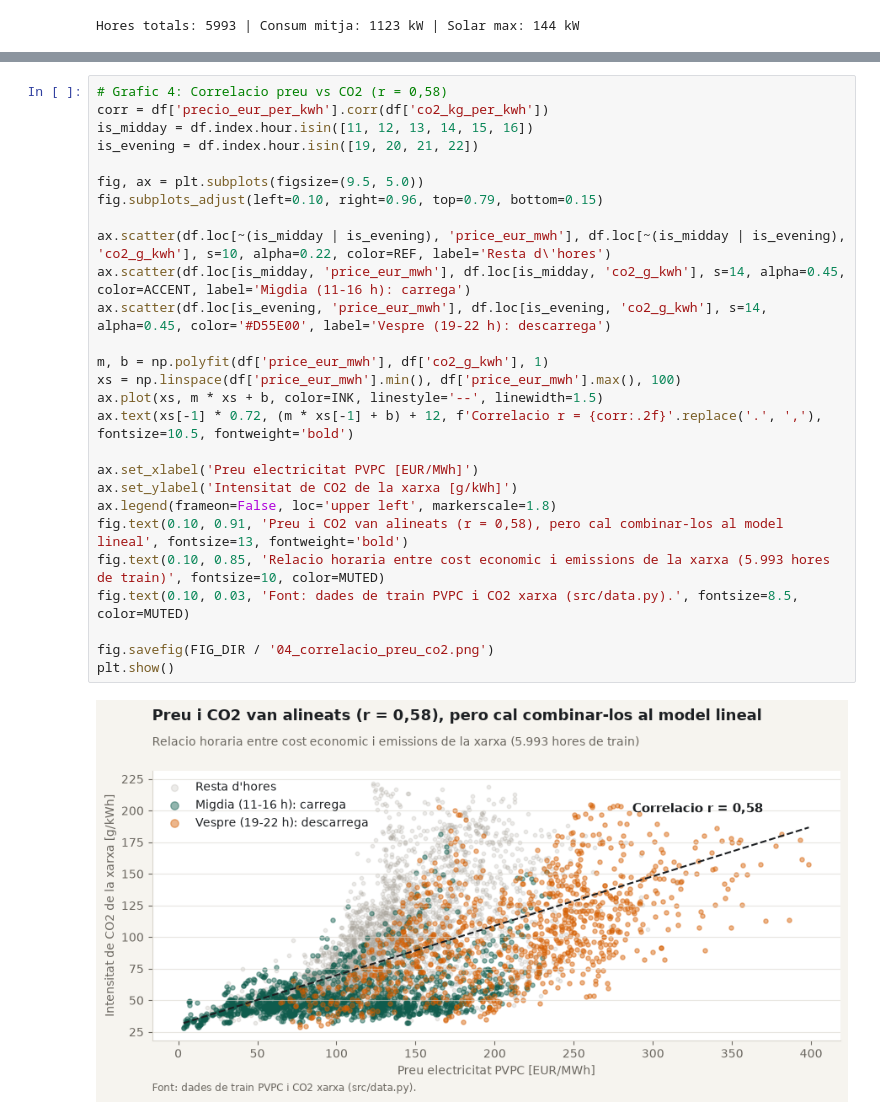
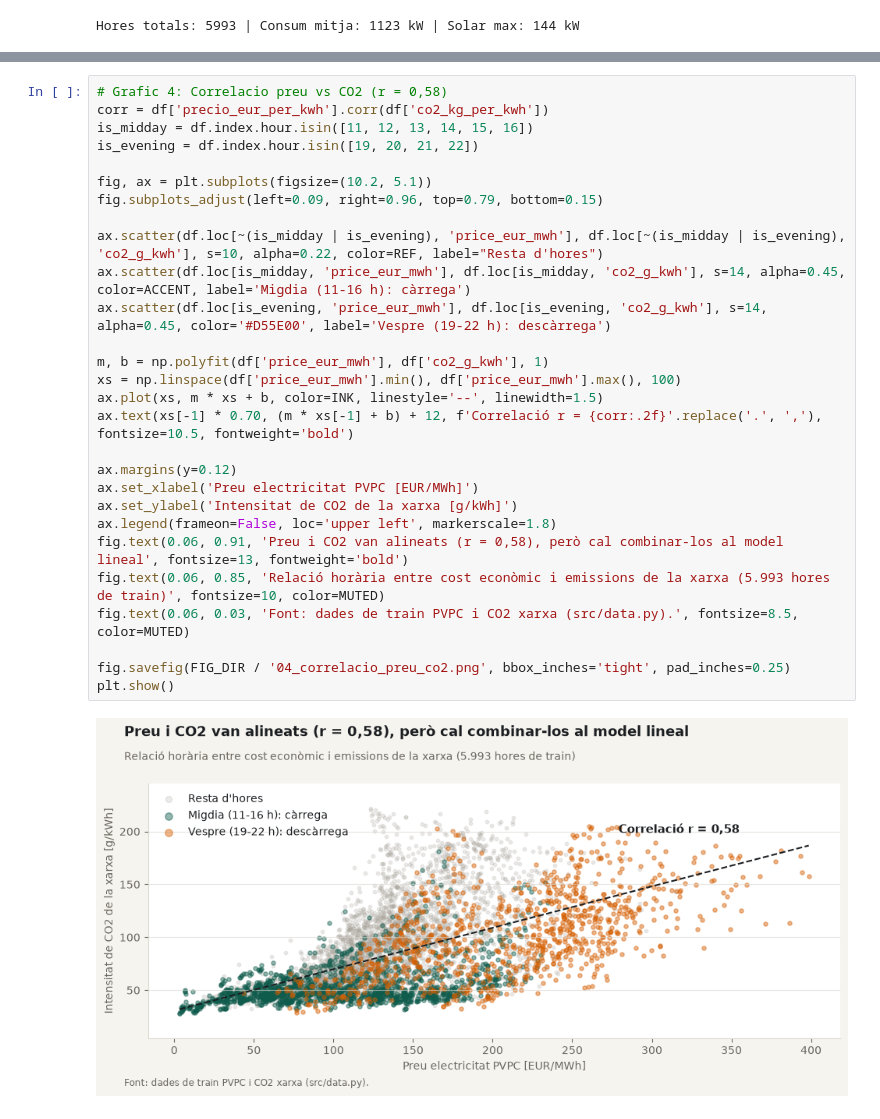
Before and after one commit to adridece/datathon-bateria-equip, a Jupyter notebook: notebooks/01_eda.ipynb, the cells around one changed output, grey strips where cells are left out. Drawn from its saved outputs; the diff is of its cells as text.

```diff
--- a/notebooks/01_eda.ipynb
+++ b/notebooks/01_eda.ipynb
@@ -170,31 +191,32 @@ plt.show()
 # %%
 # Grafic 4: Correlacio preu vs CO2 (r = 0,58)
 corr = df['precio_eur_per_kwh'].corr(df['co2_kg_per_kwh'])
 is_midday = df.index.hour.isin([11, 12, 13, 14, 15, 16])
 is_evening = df.index.hour.isin([19, 20, 21, 22])
 
-fig, ax = plt.subplots(figsize=(9.5, 5.0))
-fig.subplots_adjust(left=0.10, right=0.96, top=0.79, bottom=0.15)
+fig, ax = plt.subplots(figsize=(10.2, 5.1))
+fig.subplots_adjust(left=0.09, right=0.96, top=0.79, bottom=0.15)
 
-ax.scatter(df.loc[~(is_midday | is_evening), 'price_eur_mwh'], df.loc[~(is_midday | is_evening), 'co2_g_kwh'], s=10, alpha=0.22, color=REF, label='Resta d\'hores')
-ax.scatter(df.loc[is_midday, 'price_eur_mwh'], df.loc[is_midday, 'co2_g_kwh'], s=14, alpha=0.45, color=ACCENT, label='Migdia (11-16 h): carrega')
-ax.scatter(df.loc[is_evening, 'price_eur_mwh'], df.loc[is_evening, 'co2_g_kwh'], s=14, alpha=0.45, color='#D55E00', label='Vespre (19-22 h): descarrega')
+ax.scatter(df.loc[~(is_midday | is_evening), 'price_eur_mwh'], df.loc[~(is_midday | is_evening), 'co2_g_kwh'], s=10, alpha=0.22, color=REF, label="Resta d'hores")
+ax.scatter(df.loc[is_midday, 'price_eur_mwh'], df.loc[is_midday, 'co2_g_kwh'], s=14, alpha=0.45, color=ACCENT, label='Migdia (11-16 h): càrrega')
+ax.scatter(df.loc[is_evening, 'price_eur_mwh'], df.loc[is_evening, 'co2_g_kwh'], s=14, alpha=0.45, color='#D55E00', label='Vespre (19-22 h): descàrrega')
 
 m, b = np.polyfit(df['price_eur_mwh'], df['co2_g_kwh'], 1)
 xs = np.linspace(df['price_eur_mwh'].min(), df['price_eur_mwh'].max(), 100)
 ax.plot(xs, m * xs + b, color=INK, linestyle='--', linewidth=1.5)
-ax.text(xs[-1] * 0.72, (m * xs[-1] + b) + 12, f'Correlacio r = {corr:.2f}'.replace('.', ','), fontsize=10.5, fontweight='bold')
+ax.text(xs[-1] * 0.70, (m * xs[-1] + b) + 12, f'Correlació r = {corr:.2f}'.replace('.', ','), fontsize=10.5, fontweight='bold')
 
+ax.margins(y=0.12)
 ax.set_xlabel('Preu electricitat PVPC [EUR/MWh]')
 ax.set_ylabel('Intensitat de CO2 de la xarxa [g/kWh]')
 ax.legend(frameon=False, loc='upper left', markerscale=1.8)
-fig.text(0.10, 0.91, 'Preu i CO2 van alineats (r = 0,58), pero cal combinar-los al model lineal', fontsize=13, fontweight='bold')
-fig.text(0.10, 0.85, 'Relacio horaria entre cost economic i emissions de la xarxa (5.993 hores de train)', fontsize=10, color=MUTED)
-fig.text(0.10, 0.03, 'Font: dades de train PVPC i CO2 xarxa (src/data.py).', fontsize=8.5, color=MUTED)
+fig.text(0.06, 0.91, 'Preu i CO2 van alineats (r = 0,58), però cal combinar-los al model lineal', fontsize=13, fontweight='bold')
+fig.text(0.06, 0.85, 'Relació horària entre cost econòmic i emissions de la xarxa (5.993 hores de train)', fontsize=10, color=MUTED)
+fig.text(0.06, 0.03, 'Font: dades de train PVPC i CO2 xarxa (src/data.py).', fontsize=8.5, color=MUTED)
 
-fig.savefig(FIG_DIR / '04_correlacio_preu_co2.png')
+fig.savefig(FIG_DIR / '04_correlacio_preu_co2.png', bbox_inches='tight', pad_inches=0.25)
 plt.show()
 # %% [output]
-[figure, old version]
+[figure, new version]
 # %%
 # Grafic 5: Qualitat de les dades (consum nocturn pla i talls del comptador)
```
Also changed, not shown: parts of 4 cells of this notebook, 5 other files.
